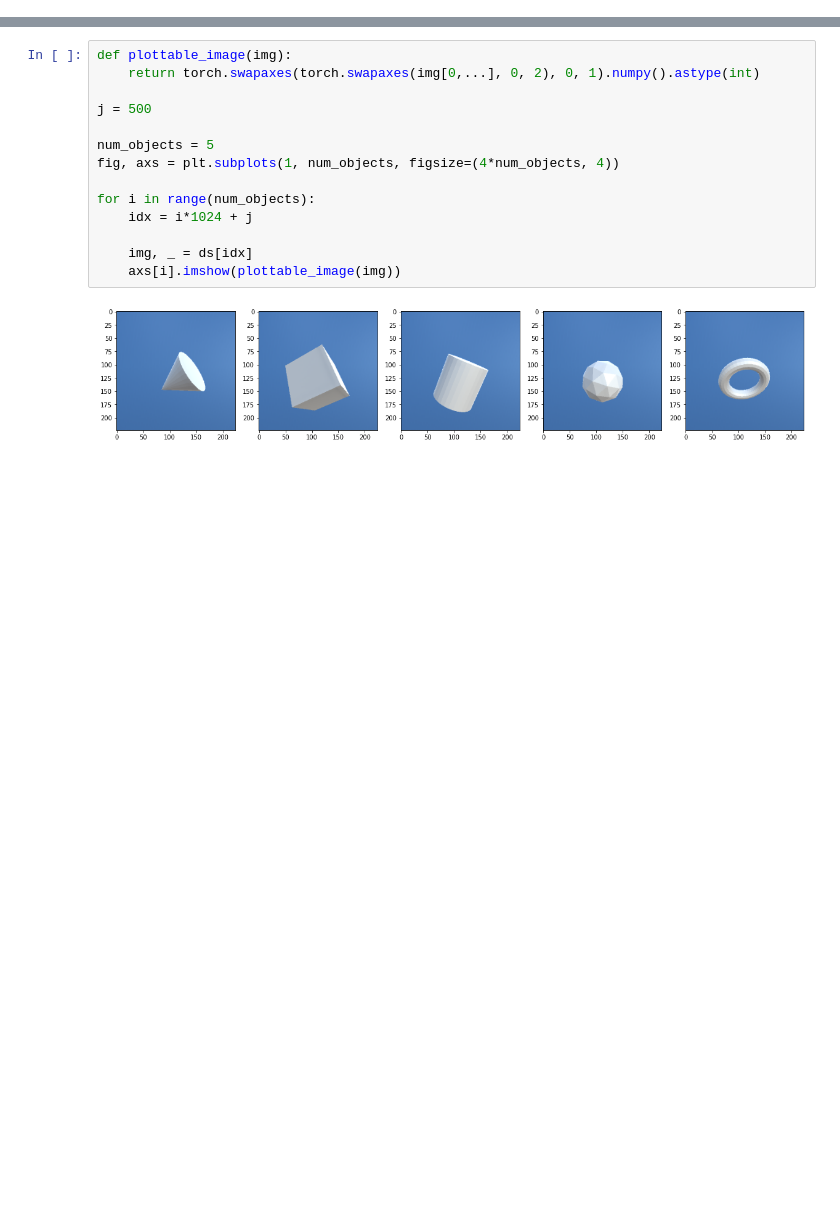
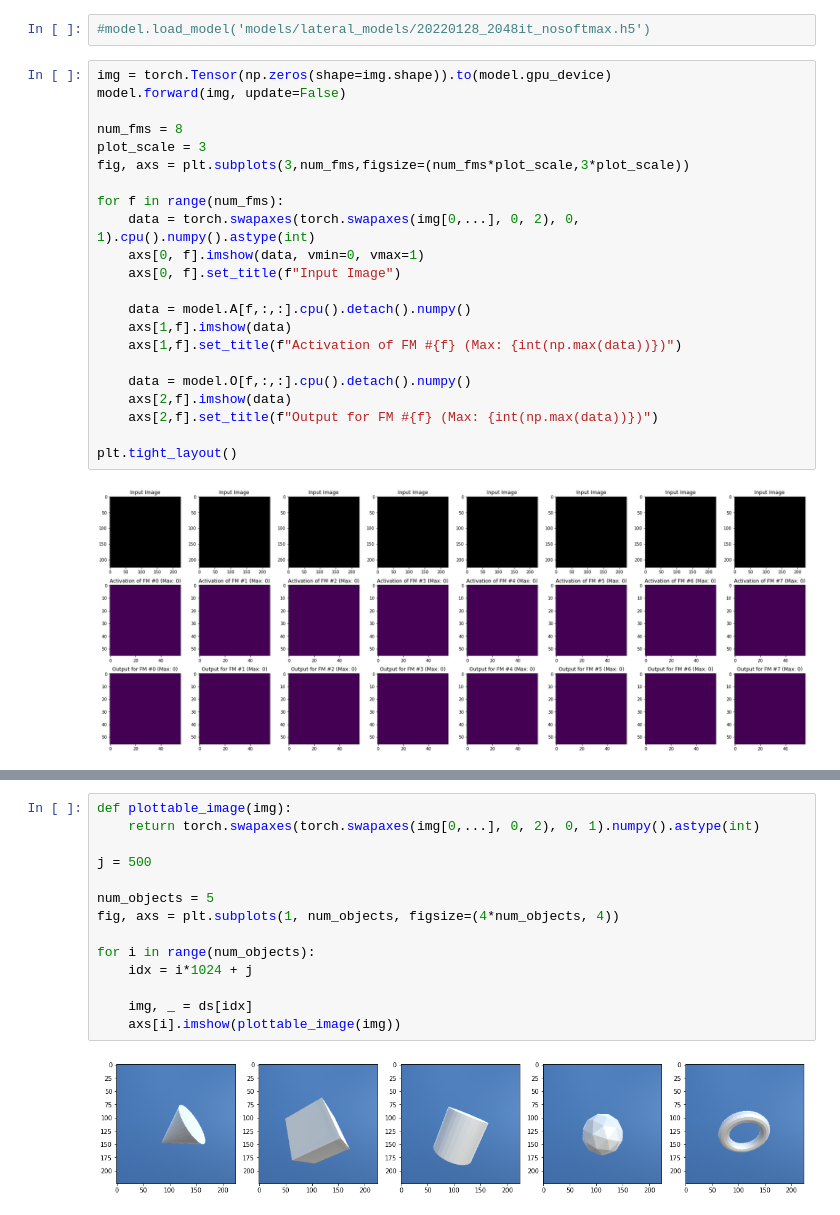
Before and after one commit to edualc/mt_object_recognition, a Jupyter notebook: LateralConnection_VectorizeNewModel.ipynb, the cells around one changed output, grey strips where cells are left out. Saved outputs shown, nothing was run; the diff lists cells and outputs as text; blank space fills up the shorter version.

```diff
--- a/LateralConnection_VectorizeNewModel.ipynb
+++ b/LateralConnection_VectorizeNewModel.ipynb
@@ -45,0 +70,26 @@ tensor(True, device='cuda:0')
+# %%
+#model.load_model('models/lateral_models/20220128_2048it_nosoftmax.h5')
+# %%
+img = torch.Tensor(np.zeros(shape=img.shape)).to(model.gpu_device)
+model.forward(img, update=False)
+
+num_fms = 8
+plot_scale = 3
+fig, axs = plt.subplots(3,num_fms,figsize=(num_fms*plot_scale,3*plot_scale))
+
+for f in range(num_fms):
+    data = torch.swapaxes(torch.swapaxes(img[0,...], 0, 2), 0, 1).cpu().numpy().astype(int)
+    axs[0, f].imshow(data, vmin=0, vmax=1)
+    axs[0, f].set_title(f"Input Image")
+
+    data = model.A[f,:,:].cpu().detach().numpy()
+    axs[1,f].imshow(data)
+    axs[1,f].set_title(f"Activation of FM #{f} (Max: {int(np.max(data))})")
+
+    data = model.O[f,:,:].cpu().detach().numpy()
+    axs[2,f].imshow(data)
+    axs[2,f].set_title(f"Output for FM #{f} (Max: {int(np.max(data))})")
+
+plt.tight_layout()
+# %% [output]
+[figure, added]
```
Also changed, not shown: parts of 17 cells of this notebook, 3 other files.
